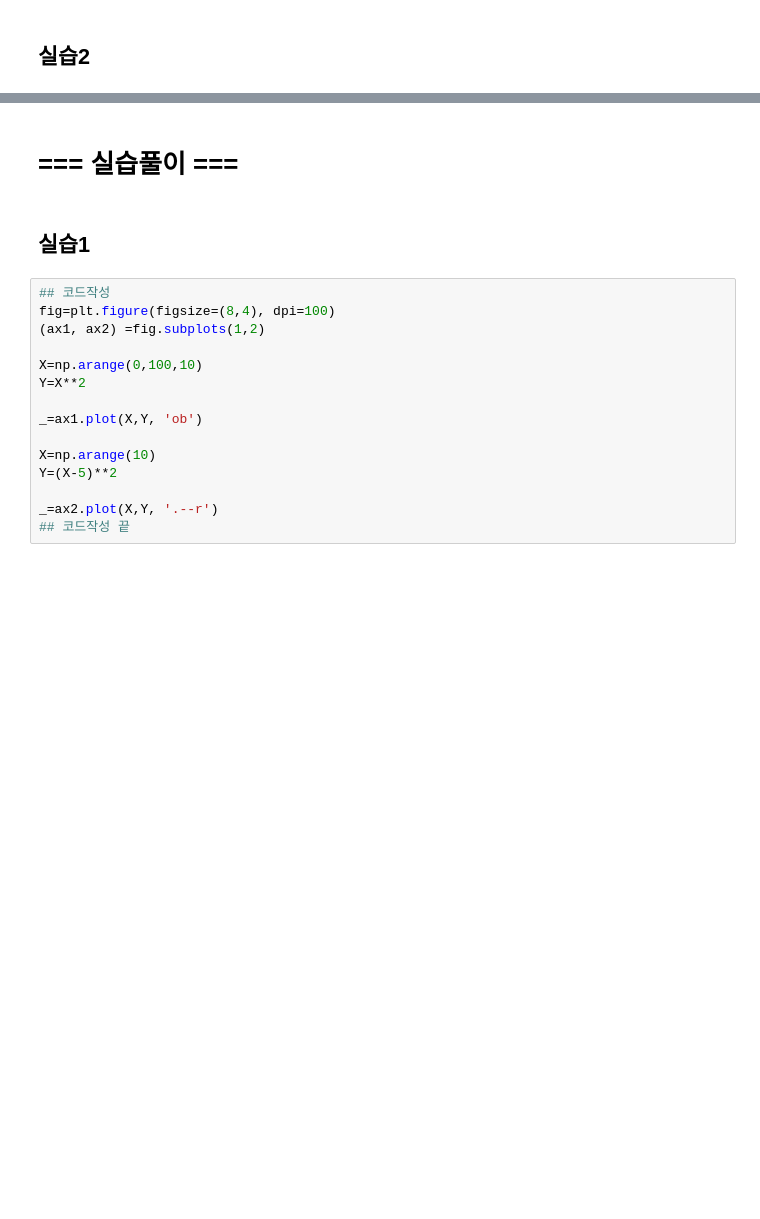
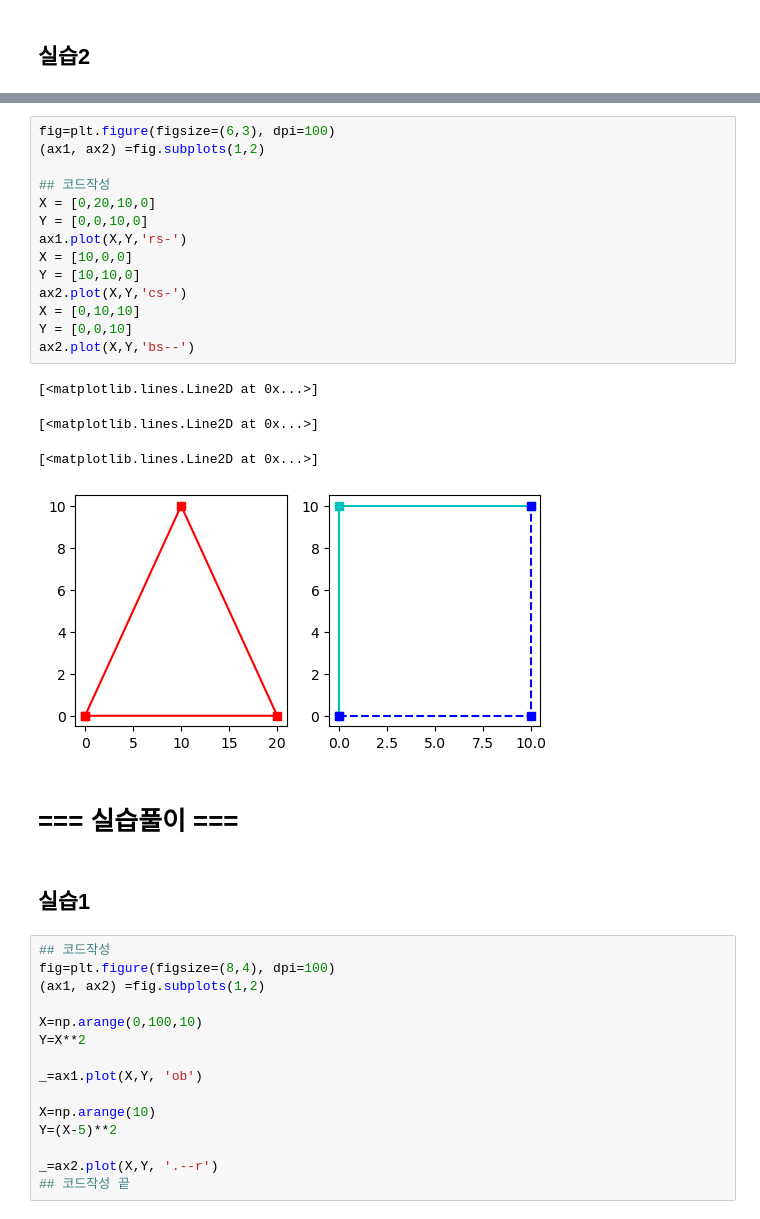
Before and after one commit to Woochang4862/USW-Data-Visualization, a Jupyter notebook: w2/dv2024_2w_2of2_code.ipynb, the cells around one changed output, grey strips where cells are left out. Cells and saved outputs as stored; diff of their text form; blank space fills up the shorter version.

```diff
--- a/w2/dv2024_2w_2of2_code.ipynb
+++ b/w2/dv2024_2w_2of2_code.ipynb
@@ -164,3 +180,22 @@ fig=plt.figure(figsize=(6,3), dpi=100)
+# %%
+fig=plt.figure(figsize=(6,3), dpi=100)
+(ax1, ax2) =fig.subplots(1,2)
+
+## 코드작성
+X = [0,20,10,0]
+Y = [0,0,10,0]
+ax1.plot(X,Y,'rs-')
+X = [10,0,0]
+Y = [10,10,0]
+ax2.plot(X,Y,'cs-')
+X = [0,10,10]
+Y = [0,0,10]
+ax2.plot(X,Y,'bs--')
+# %% [output]
+[<matplotlib.lines.Line2D at 0x...>]
+[<matplotlib.lines.Line2D at 0x...>]
+[<matplotlib.lines.Line2D at 0x...>]
+[figure, added]
 # %% [markdown]
 # === 실습풀이 ===
 # %% [markdown]
```
Also changed, not shown: parts of 5 cells of this notebook, 5 other files.
